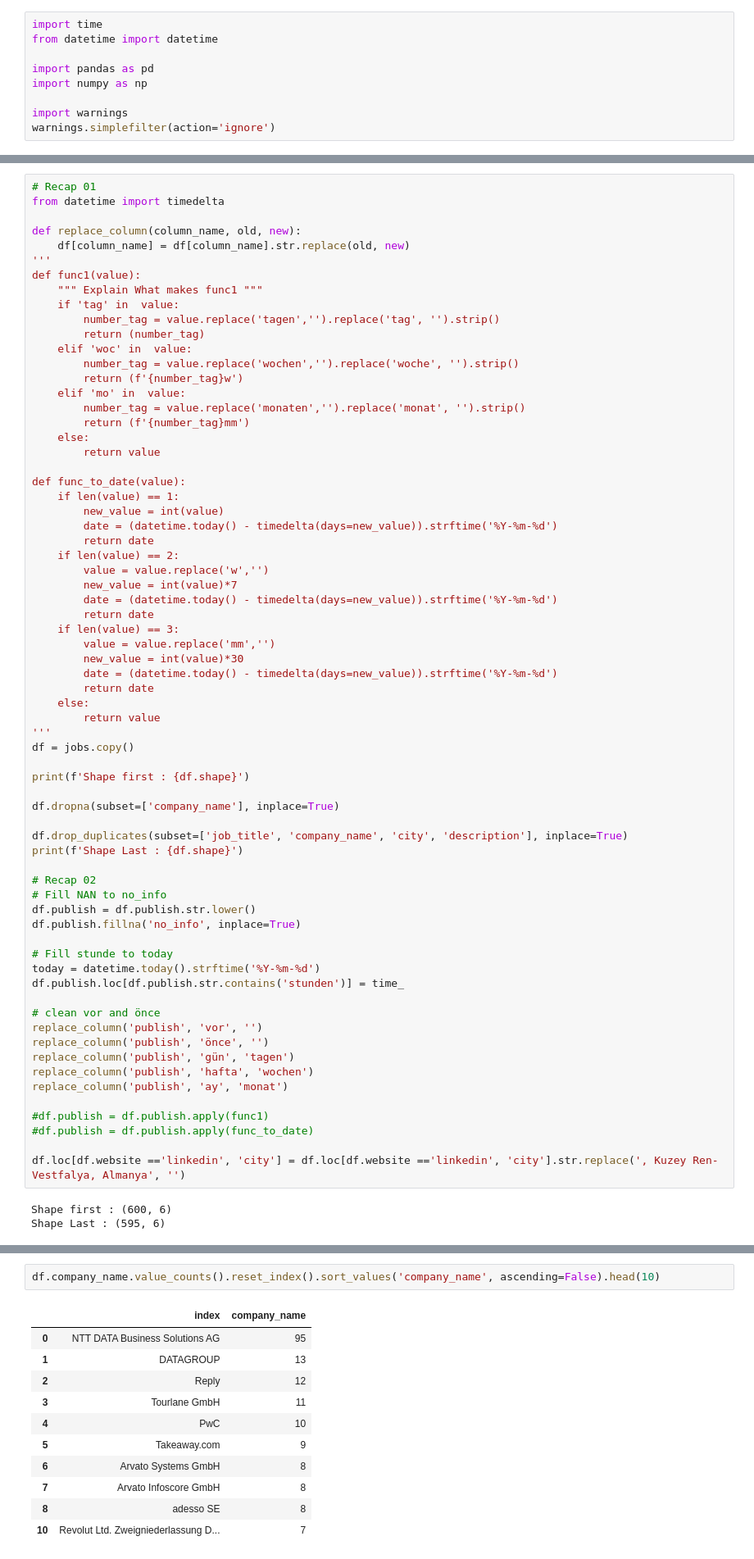
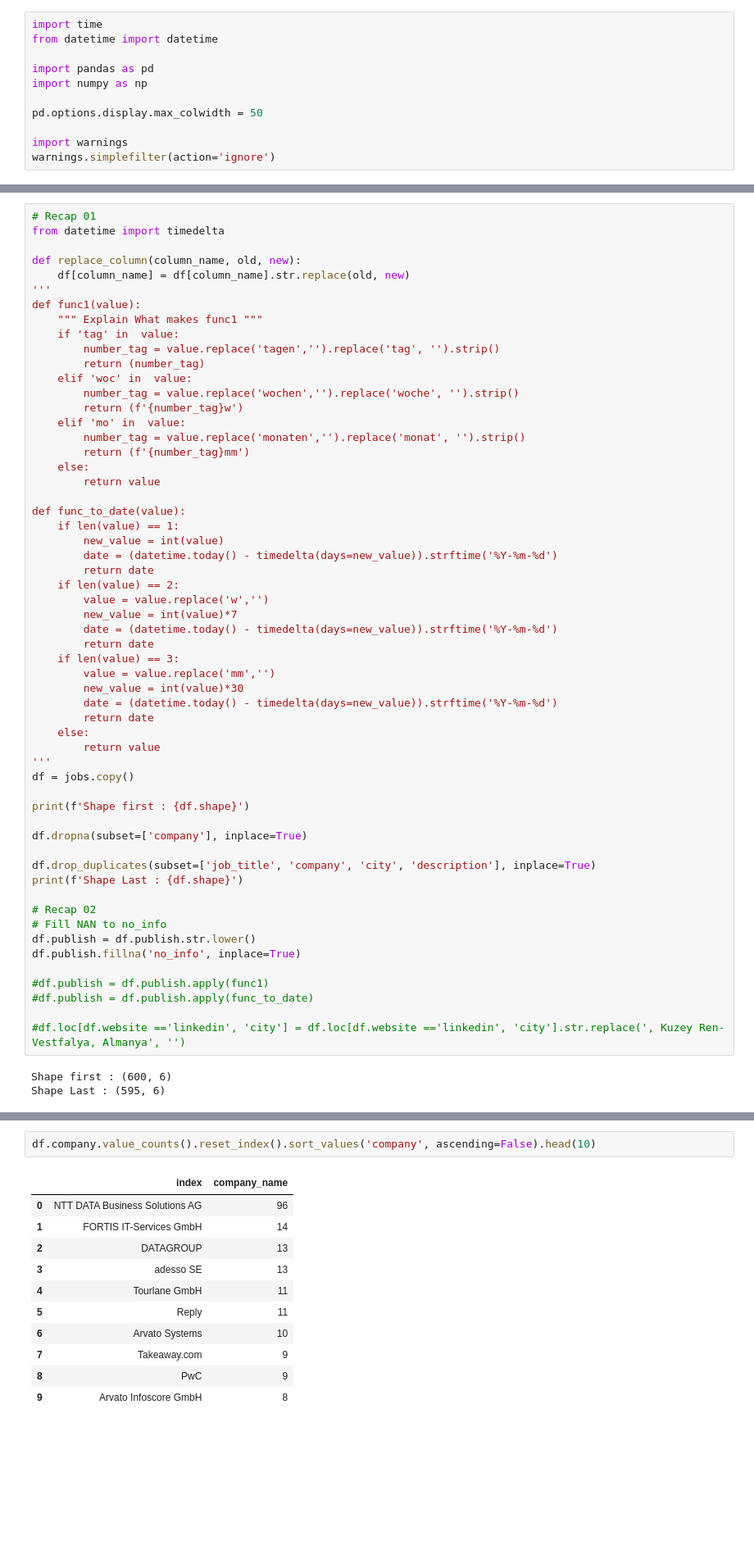
Before and after one commit to abdullahcayde/Portfolio_Projects, a Jupyter notebook: 02 - Web_Scraping_Job_Search/main_cleaning.ipynb, the cells around one changed output, grey strips where cells are left out. Shown at 82% size. Cells and saved outputs as stored; diff of their text form; blank space fills up the shorter version.

```diff
--- a/02 - Web_Scraping_Job_Search/main_cleaning.ipynb
+++ b/02 - Web_Scraping_Job_Search/main_cleaning.ipynb
@@ -5,6 +5,8 @@ from datetime import datetime
 import pandas as pd
 import numpy as np
 
+pd.options.display.max_colwidth = 50
+
 import warnings
 warnings.simplefilter(action='ignore')
 # %% [markdown]
@@ -148,9 +154,9 @@ df = jobs.copy()
 
 print(f'Shape first : {df.shape}')
 
-df.dropna(subset=['company_name'], inplace=True)
+df.dropna(subset=['company'], inplace=True)
 
-df.drop_duplicates(subset=['job_title', 'company_name', 'city', 'description'], inplace=True)
+df.drop_duplicates(subset=['job_title', 'company', 'city', 'description'], inplace=True)
 print(f'Shape Last : {df.shape}')
 
 # Recap 02
@@ -158,21 +164,10 @@ print(f'Shape Last : {df.shape}')
 df.publish = df.publish.str.lower()
 df.publish.fillna('no_info', inplace=True)
 
-# Fill stunde to today
-today = datetime.today().strftime('%Y-%m-%d')
-df.publish.loc[df.publish.str.contains('stunden')] = time_
-
-# clean vor and önce
-replace_column('publish', 'vor', '')
-replace_column('publish', 'önce', '')
-replace_column('publish', 'gün', 'tagen')
-replace_column('publish', 'hafta', 'wochen')
-replace_column('publish', 'ay', 'monat')
-
 #df.publish = df.publish.apply(func1)
 #df.publish = df.publish.apply(func_to_date)
 
-df.loc[df.website =='linkedin', 'city'] = df.loc[df.website =='linkedin', 'city'].str.replace(', Kuzey Ren-Vestfalya, Almanya', '')
+#df.loc[df.website =='linkedin', 'city'] = df.loc[df.website =='linkedin', 'city'].str.replace(', Kuzey Ren-Vestfalya, Almanya', '')
 # %% [output]
 Shape first : (600, 6)
 Shape Last : (595, 6)
@@ -207,14 +188,14 @@ df[df.job_title.str.contains('Data')].company_name.value_counts().reset_index().
 # %%
-df.company_name.value_counts().reset_index().sort_values('company_name', ascending=False).head(10)
+df.company.value_counts().reset_index().sort_values('company', ascending=False).head(10)
 # %% [output]
 |  | index | company_name |
-| 0 | NTT DATA Business Solutions AG | 95 |
-| 1 | DATAGROUP | 13 |
-| 2 | Reply | 12 |
-| 3 | Tourlane GmbH | 11 |
-| 4 | PwC | 10 |
-| 5 | Takeaway.com | 9 |
-| 6 | Arvato Systems GmbH | 8 |
-| 7 | Arvato Infoscore GmbH | 8 |
-| 8 | adesso SE | 8 |
-| 10 | Revolut Ltd. Zweigniederlassung D... | 7 |
+| 0 | NTT DATA Business Solutions AG | 96 |
+| 1 | FORTIS IT-Services GmbH | 14 |
+| 2 | DATAGROUP | 13 |
+| 3 | adesso SE | 13 |
+| 4 | Tourlane GmbH | 11 |
+| 5 | Reply | 11 |
+| 6 | Arvato Systems | 10 |
+| 7 | Takeaway.com | 9 |
+| 8 | PwC | 9 |
+| 9 | Arvato Infoscore GmbH | 8 |
```
Also changed, not shown: parts of 19 cells of this notebook, 2 other files.
